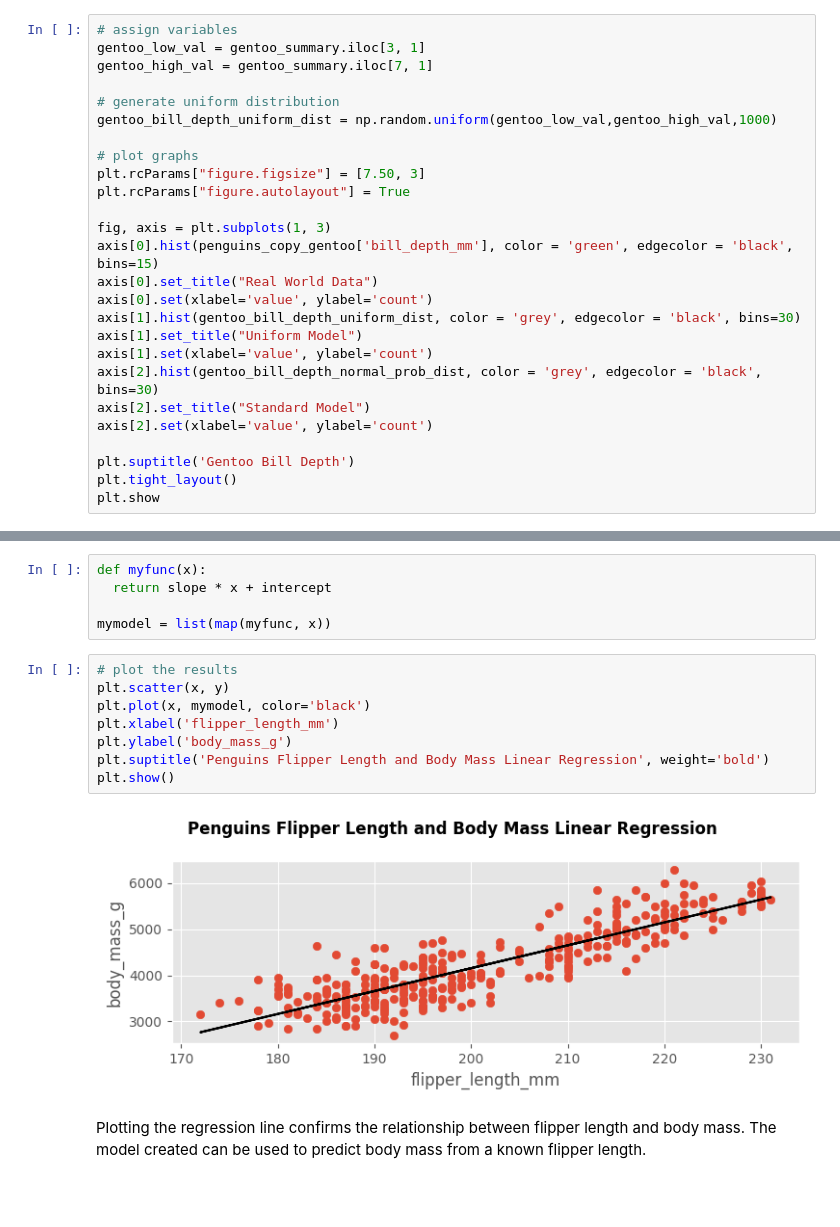
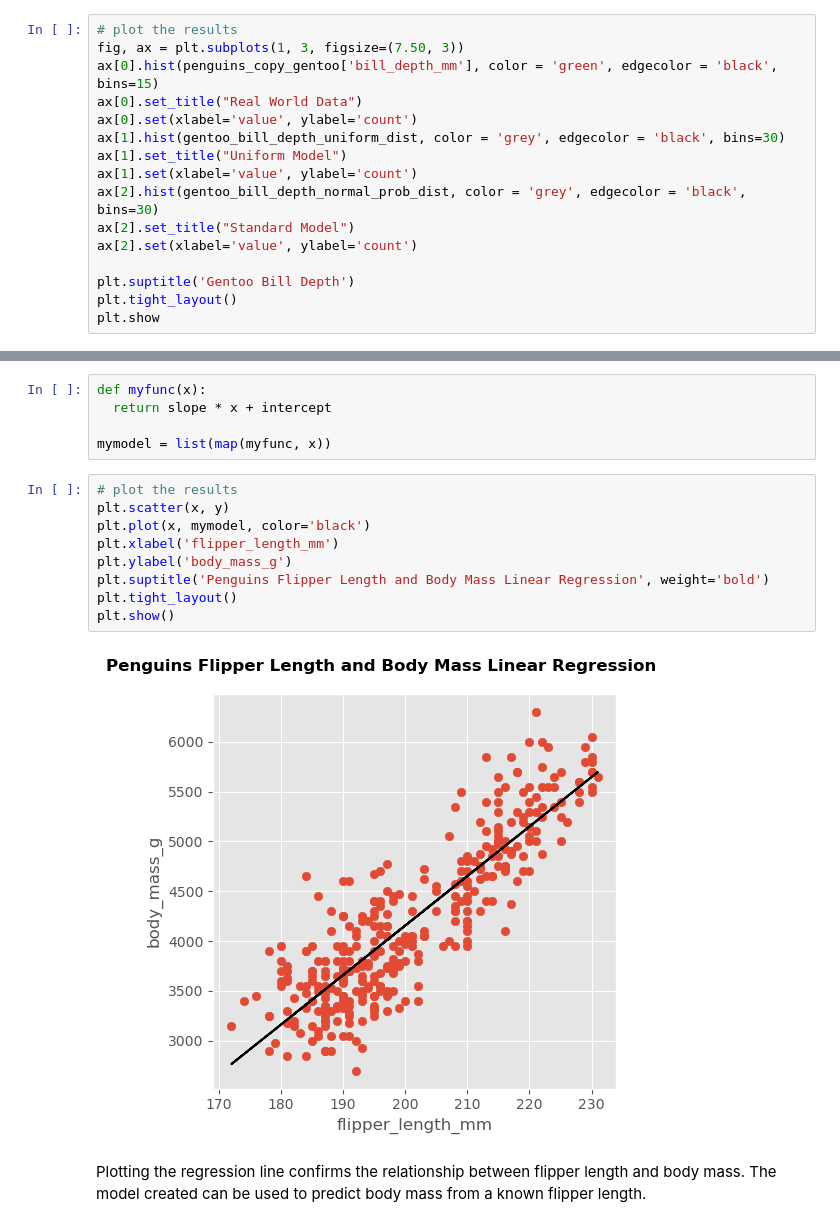
Before and after one commit to humphs078/data_analysis_fundamentals, a Jupyter notebook: tasks.ipynb, the cells around one changed output, grey strips where cells are left out. Saved outputs shown, nothing was run; the diff lists cells and outputs as text; blank space fills up the shorter version.

```diff
--- a/tasks.ipynb
+++ b/tasks.ipynb
@@ -878,25 +952,15 @@ To test bill depth uniform random distribution:
 # %%
-# assign variables
-gentoo_low_val = gentoo_summary.iloc[3, 1]
-gentoo_high_val = gentoo_summary.iloc[7, 1]
-
-# generate uniform distribution
-gentoo_bill_depth_uniform_dist = np.random.uniform(gentoo_low_val,gentoo_high_val,1000)
-
-# plot graphs
-plt.rcParams["figure.figsize"] = [7.50, 3]
-plt.rcParams["figure.autolayout"] = True
-
-fig, axis = plt.subplots(1, 3)
-axis[0].hist(penguins_copy_gentoo['bill_depth_mm'], color = 'green', edgecolor = 'black', bins=15)
-axis[0].set_title("Real World Data")
-axis[0].set(xlabel='value', ylabel='count')
-axis[1].hist(gentoo_bill_depth_uniform_dist, color = 'grey', edgecolor = 'black', bins=30)
-axis[1].set_title("Uniform Model")
-axis[1].set(xlabel='value', ylabel='count')
-axis[2].hist(gentoo_bill_depth_normal_prob_dist, color = 'grey', edgecolor = 'black', bins=30)
-axis[2].set_title("Standard Model")
-axis[2].set(xlabel='value', ylabel='count')
+# plot the results
+fig, ax = plt.subplots(1, 3, figsize=(7.50, 3))
+ax[0].hist(penguins_copy_gentoo['bill_depth_mm'], color = 'green', edgecolor = 'black', bins=15)
+ax[0].set_title("Real World Data")
+ax[0].set(xlabel='value', ylabel='count')
+ax[1].hist(gentoo_bill_depth_uniform_dist, color = 'grey', edgecolor = 'black', bins=30)
+ax[1].set_title("Uniform Model")
+ax[1].set(xlabel='value', ylabel='count')
+ax[2].hist(gentoo_bill_depth_normal_prob_dist, color = 'grey', edgecolor = 'black', bins=30)
+ax[2].set_title("Standard Model")
+ax[2].set(xlabel='value', ylabel='count')
 
 plt.suptitle('Gentoo Bill Depth')
 plt.tight_layout()
@@ -1418,13 +1464,14 @@ mymodel = list(map(myfunc, x))
 # %%
 # plot the results
 plt.scatter(x, y)
 plt.plot(x, mymodel, color='black')
 plt.xlabel('flipper_length_mm')
 plt.ylabel('body_mass_g')
 plt.suptitle('Penguins Flipper Length and Body Mass Linear Regression', weight='bold')
+plt.tight_layout()
 plt.show()
 # %% [output]
-[figure, old version]
+[figure, new version]
 # %% [markdown]
 Plotting the regression line confirms the relationship between flipper length and body mass. The model created can be used to predict body mass from a known flipper length.
 # %% [markdown]
```
Also changed, not shown: parts of 62 cells of this notebook.
